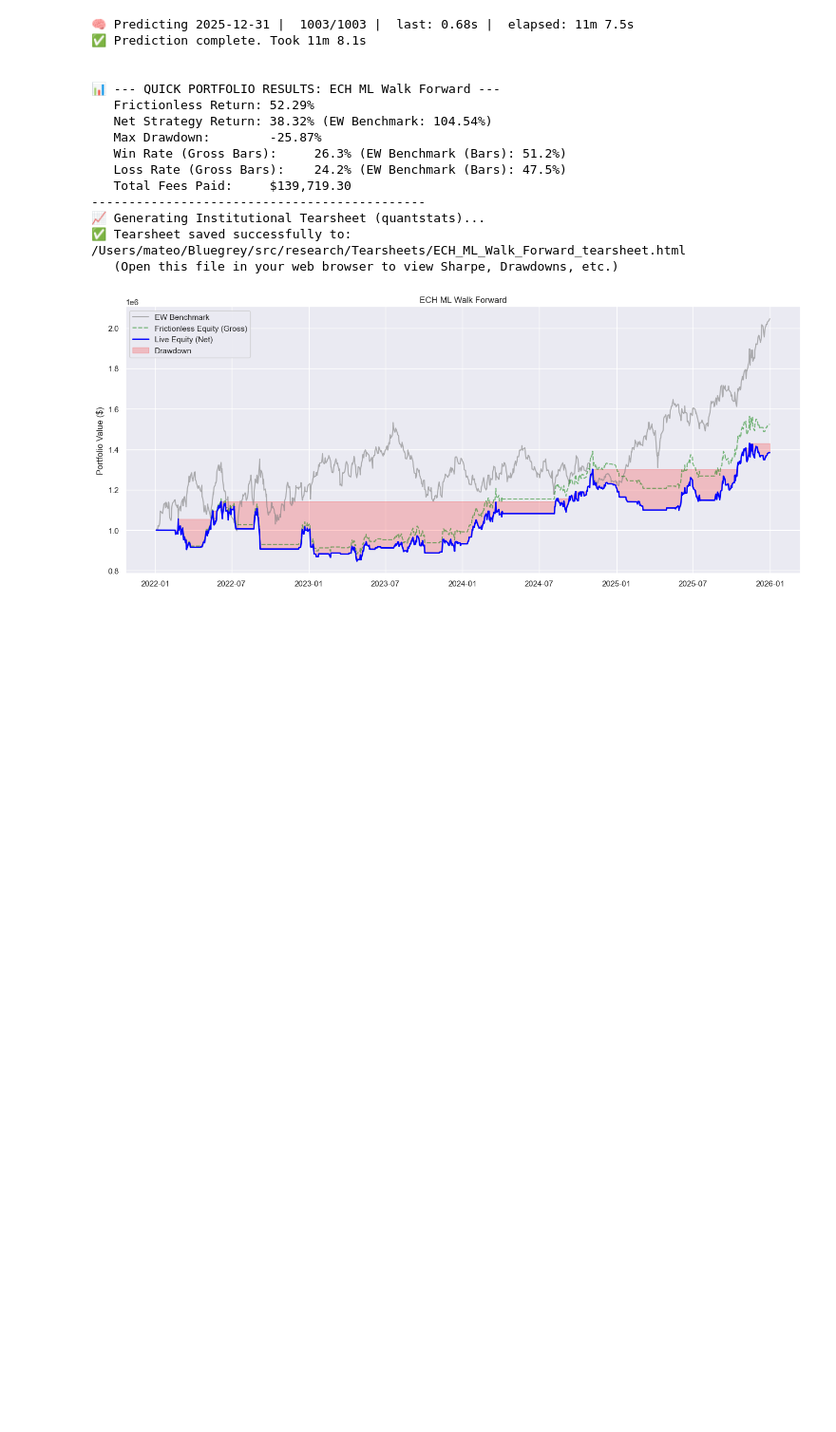
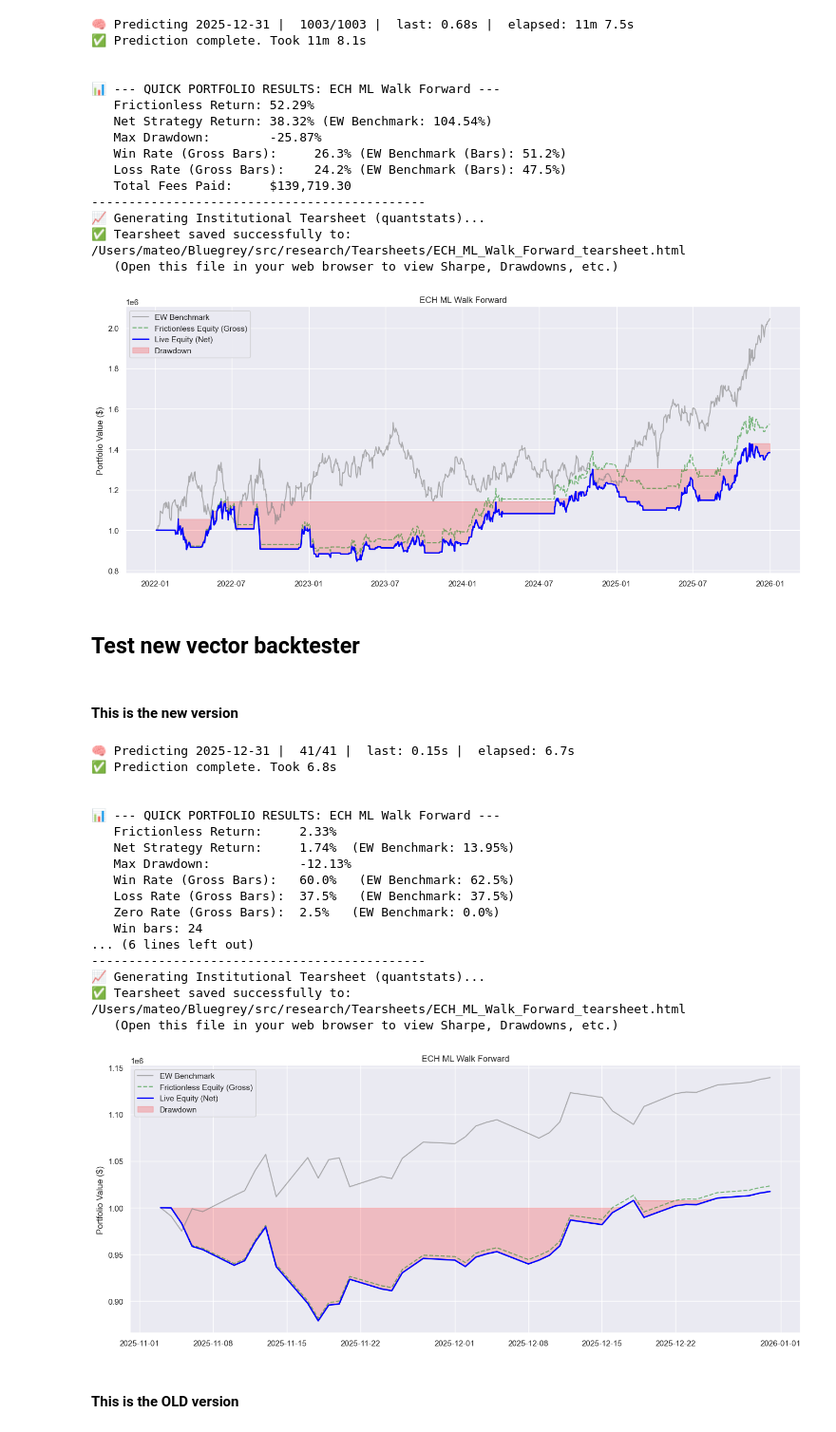
Before and after one commit to gabtopas88/Bluegrey, a Jupyter notebook: research/Mateo/ML_predictor/test_Sharpe_filter-1.ipynb, the cells around one changed output. Shown at 95% size. Drawn from its saved outputs; the diff is of its cells as text; code cells hidden in the pictures; blank space fills up the shorter version.

```diff
--- a/research/Mateo/ML_predictor/test_new_script_features/test_Sharpe_filter-1.ipynb
+++ b/research/Mateo/ML_predictor/test_Sharpe_filter-1.ipynb
@@ -597,3 +599,38 @@ run_single_case_features_Sharpe(symbol="ECH", asset_class="STK",
 ✅ Tearsheet saved successfully to: /Users/mateo/Bluegrey/src/research/Tearsheets/ECH_ML_Walk_Forward_tearsheet.html
    (Open this file in your web browser to view Sharpe, Drawdowns, etc.)
 [figure]
+# %% [markdown]
+ ## Test new vector backtester
+# %% [markdown]
+#### This is the new version
+# %%
+run_single_case(
+    symbol = "ECH",
+    asset_class = "STK",
+    start_date = "2025-11-01",
+    end_date = "2026-01-01",
+    signal_threshold = 0.002,
+    n_features = 10,
+    training_years = 12,
+)
+# %% [output]
+🧠 Predicting 2025-12-31 |  41/41 |  last: 0.15s |  elapsed: 6.7s
+✅ Prediction complete. Took 6.8s
+
+
+📊 --- QUICK PORTFOLIO RESULTS: ECH ML Walk Forward ---
+   Frictionless Return:     2.33%
+   Net Strategy Return:     1.74%  (EW Benchmark: 13.95%)
+   Max Drawdown:            -12.13%
+   Win Rate (Gross Bars):   60.0%   (EW Benchmark: 62.5%)
+   Loss Rate (Gross Bars):  37.5%   (EW Benchmark: 37.5%)
+   Zero Rate (Gross Bars):  2.5%   (EW Benchmark: 0.0%)
+   Win bars: 24
+... (6 lines left out)
+---------------------------------------------
+📈 Generating Institutional Tearsheet (quantstats)...
+✅ Tearsheet saved successfully to: /Users/mateo/Bluegrey/src/research/Tearsheets/ECH_ML_Walk_Forward_tearsheet.html
+   (Open this file in your web browser to view Sharpe, Drawdowns, etc.)
+[figure, added]
+# %% [markdown]
+#### This is the OLD version
```
Also changed, not shown: parts of 2 cells of this notebook.
